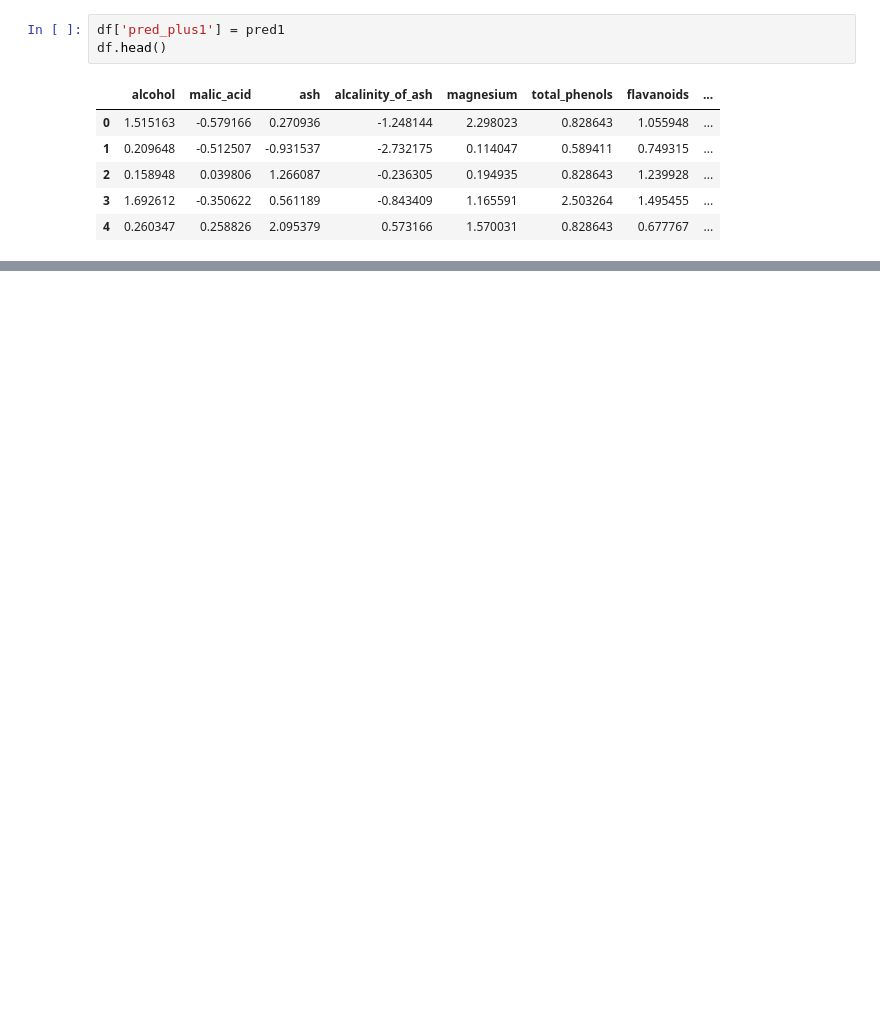
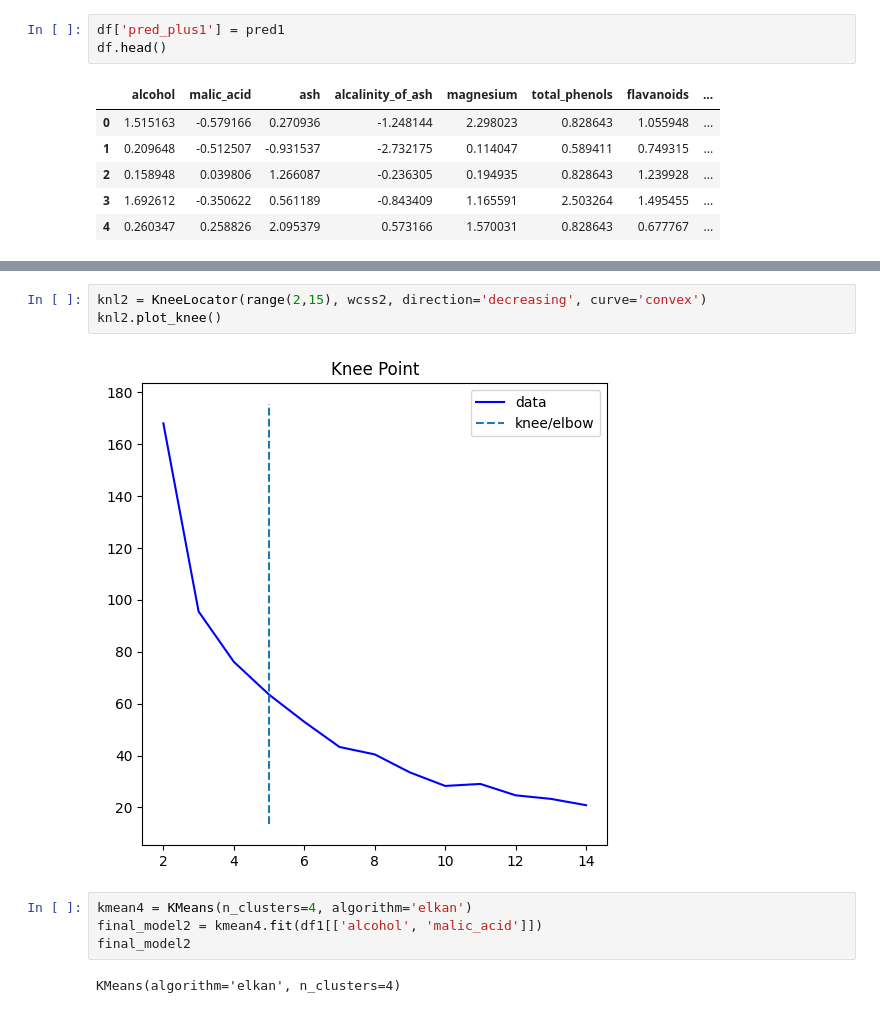
Before and after one commit to Md-Maruf-1727/Machine-Learning-Algorithms, a Jupyter notebook: Unsupervised/K Means Clustering/on wine dataset/code.ipynb, the cells around one changed output, grey strips where cells are left out. Cells and saved outputs as stored; diff of their text form; blank space fills up the shorter version.

```diff
--- a/Unsupervised/K Means Clustering/on wine dataset/code.ipynb
+++ b/Unsupervised/K Means Clustering/on wine dataset/code.ipynb
@@ -478,0 +483,11 @@ plt.show()
+# %%
+knl2 = KneeLocator(range(2,15), wcss2, direction='decreasing', curve='convex')
+knl2.plot_knee()
+# %% [output]
+[figure, added]
+# %%
+kmean4 = KMeans(n_clusters=4, algorithm='elkan')
+final_model2 = kmean4.fit(df1[['alcohol', 'malic_acid']])
+final_model2
+# %% [output]
+KMeans(algorithm='elkan', n_clusters=4)
```
Also changed, not shown: parts of 28 cells of this notebook.
